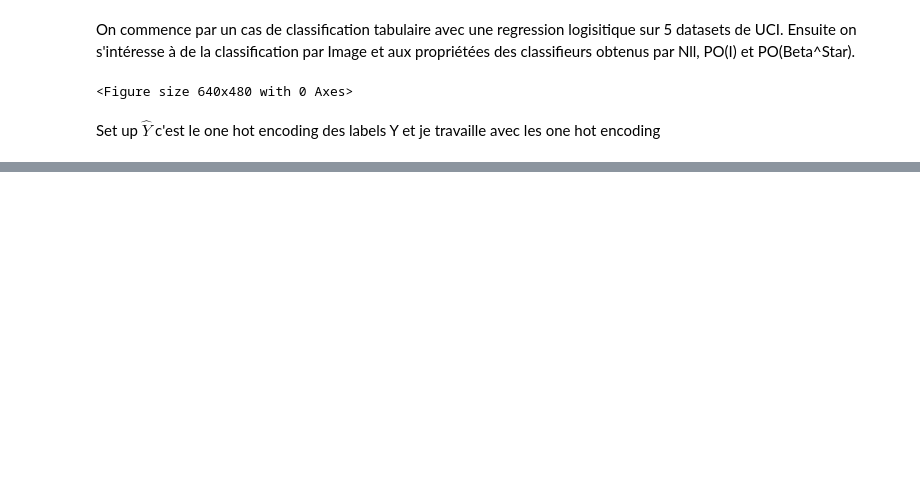
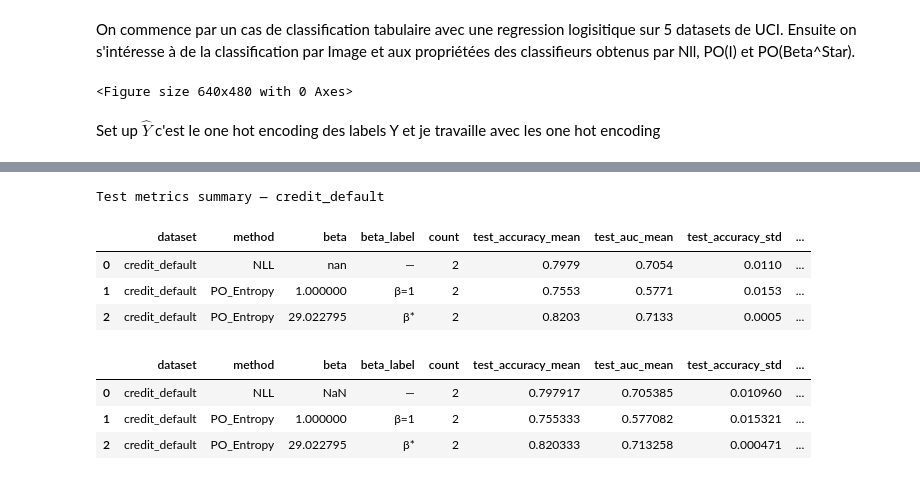
Before and after one commit to gabrielsinger2/nll_to_po, a Jupyter notebook: notebook/Classif.ipynb, the cells around one changed output, grey strips where cells are left out. Saved outputs shown, nothing was run; the diff lists cells and outputs as text; code cells hidden in the pictures; blank space fills up the shorter version.

```diff
--- a/notebook/Classif.ipynb
+++ b/notebook/Classif.ipynb
@@ -32,7 +32,7 @@ sns.despine()
 # %% [output]
 <Figure size 640x480 with 0 Axes>
 # %%
-def load_uci(
+def Load_uci(
     dataset="wine", test_size=0.2, val_size=0.2, batch_size=256, standardize=True
 ):
     if dataset == "wine":
@@ -87,6 +87,3 @@ def load_uci(
 
     meta = {"input_dim": X.shape[1], "num_classes": len(np.unique(y))}
     return tr_loader, val_loader, tst_loader, meta
-
-
-train_loader, val_loader, test_loader, meta = load_uci("wine", batch_size=128)
@@ -353,5 +682,3 @@ def load_mnist_dataset(batch_size: int = 128):
 
     meta = {"in_channels": 1, "num_classes": 10, "image_size": (28, 28)}
     return train_loader, val_loader, test_loader, meta
-# %%
-train_loader, val_loader, test_loader, meta=load_mnist_dataset(batch_size=256)
@@ -365,5 +684,0 @@ from nll_to_po.models.dn_policy import CNNClassifier
-# %%
-model = CNNClassifier(in_channels=1, num_classes=10)
-x = torch.randn(128, 1, 28, 28)
-logits, probs = model(x)
-print(logits.shape, probs.shape)  # -> torch.Size([128, 10]) torch.Size([128, 10])
@@ -372,5 +685,6 @@ torch.Size([128, 10]) torch.Size([128, 10])
 # %%
-def run_one_dataset(
+#SANS LES FP FN ROC AUC AJOUTS
+def Run_one_dataset(
     dataset_name: str,
     n_updates: int = 10,
     n_experiments: int = 5,
@@ -414,7 +728,9 @@ def run_one_dataset(
     )
     print(f"Estimated beta_star: {beta_star:.4e}")
     # beta_list = [1, beta_star]
-    beta_list = [2 * beta_star, beta_star]
+    #beta_stars = np.logspace(-2, 2, 10)  # de 0.01 à 100
+    #beta_list = [beta_star] + beta_stars.tolist()
+    beta_list = [1, beta_star]
 
     curves = []
     tests = []
@@ -424,7 +740,8 @@ def run_one_dataset(
         if type_of_data=="tabular":
             policy = Policy.MulticlassLogisticRegression(D_in, C)
         elif type_of_data=="image":
-            policy = Policy.CNNClassifier(D_in, C)
+            #policy = Policy.CNNClassifier(D_in, C)
+            policy=Policy.ResNet18Vanilla(num_classes=C, in_channels=D_in)
         loss_fn = L.NLL_Classification()
         print("start training NLL")
         trained_policy, train_metrics, val_metrics, _, _ = train_single_policy(
@@ -437,7 +754,7 @@ def run_one_dataset(
             wandb_run=None,
             tensorboard_writer=None,
             logger=None,
-            scheduler_patience=20,
+            scheduler_patience=20, early_stopping_patience=n_updates,device=torch.device('cpu')
         )
 
         df_tr = (
@@ -473,7 +790,10 @@ def run_one_dataset(
         reward = R.OneHotMahalanobis(U, num_classes=C)  # reward
 
         for rep in range(n_experiments):
-            policy = Policy.CNNClassifier(D_in, C)
+            #policy = Policy.CNNClassifier(D_in, C)
+            #policy=Policy.ResNet18Vanilla(num_classes=C, in_channels=D_in)
+            policy = Policy.MulticlassLogisticRegression(D_in, C)
+
             loss_fn = L.PO_Entropy_Classification(
                 reward_fn=reward,
                 n_generations=50,
@@ -492,8 +812,8 @@ def run_one_dataset(
                 wandb_run=None,
                 tensorboard_writer=None,
                 logger=None,
-                early_stopping_patience=20,
-            )
+                early_stopping_patience=n_updates, device=torch.device("cpu"))
+
 
             df_tr = (
                 pd.DataFrame(train_metrics)
@@ -706,0 +1481,13 @@ classes = pickle.load(urllib.request.urlopen('https://gist.githubusercontent.com
+# %%
+show_test_table(df_tests_all,
+    "credit_default", metrics=("test_accuracy","test_auc"))
+# %% [output]
+Test metrics summary — credit_default
+|  | dataset | method | beta | beta_label | count | test_accuracy_mean | test_auc_mean | test_accuracy_std | ... |
+| 0 | credit_default | NLL | nan | — | 2 | 0.7979 | 0.7054 | 0.0110 | ... |
+| 1 | credit_default | PO_Entropy | 1.000000 | β=1 | 2 | 0.7553 | 0.5771 | 0.0153 | ... |
+| 2 | credit_default | PO_Entropy | 29.022795 | β* | 2 | 0.8203 | 0.7133 | 0.0005 | ... |
+|  | dataset | method | beta | beta_label | count | test_accuracy_mean | test_auc_mean | test_accuracy_std | ... |
+| 0 | credit_default | NLL | NaN | — | 2 | 0.797917 | 0.705385 | 0.010960 | ... |
+| 1 | credit_default | PO_Entropy | 1.000000 | β=1 | 2 | 0.755333 | 0.577082 | 0.015321 | ... |
+| 2 | credit_default | PO_Entropy | 29.022795 | β* | 2 | 0.820333 | 0.713258 | 0.000471 | ... |
```
Also changed, not shown: parts of 25 cells of this notebook.
